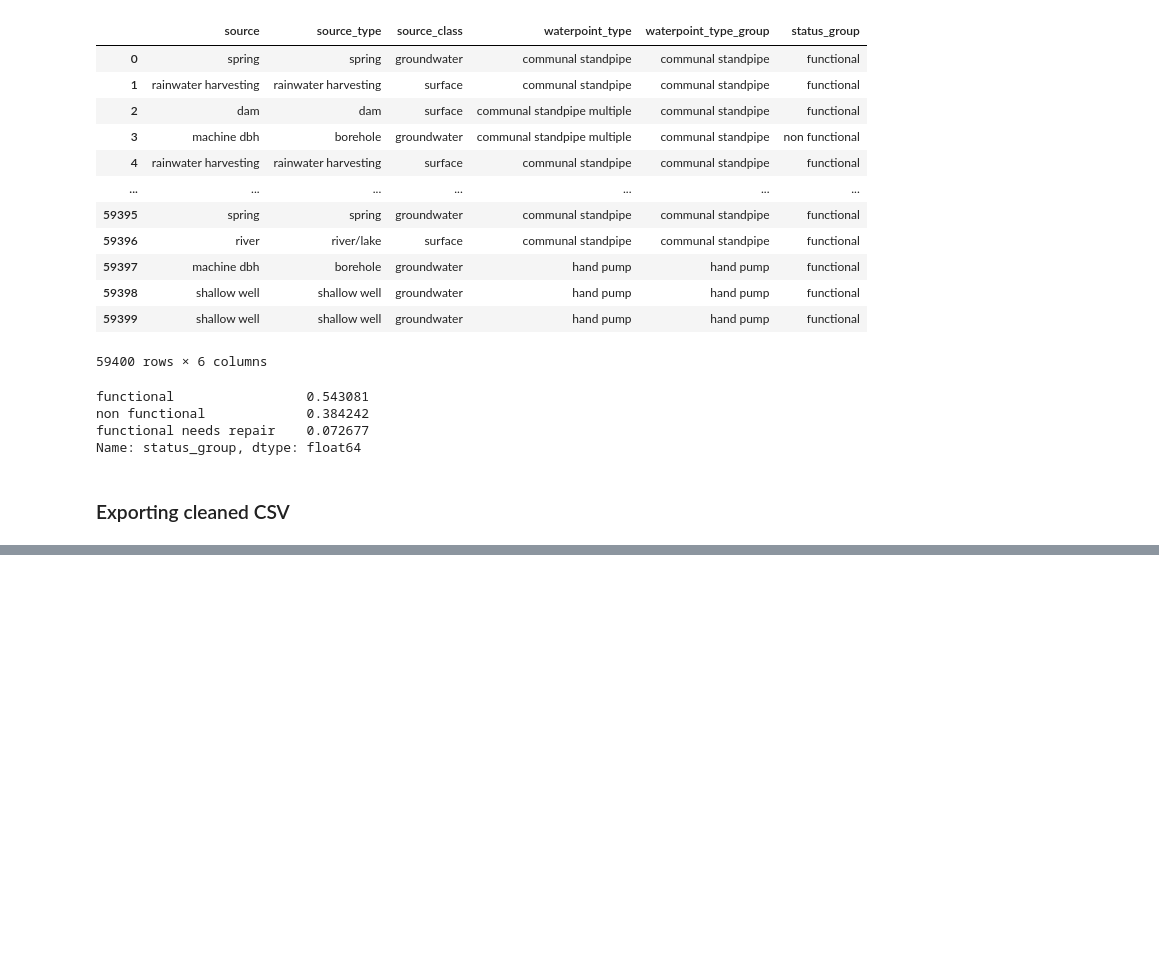
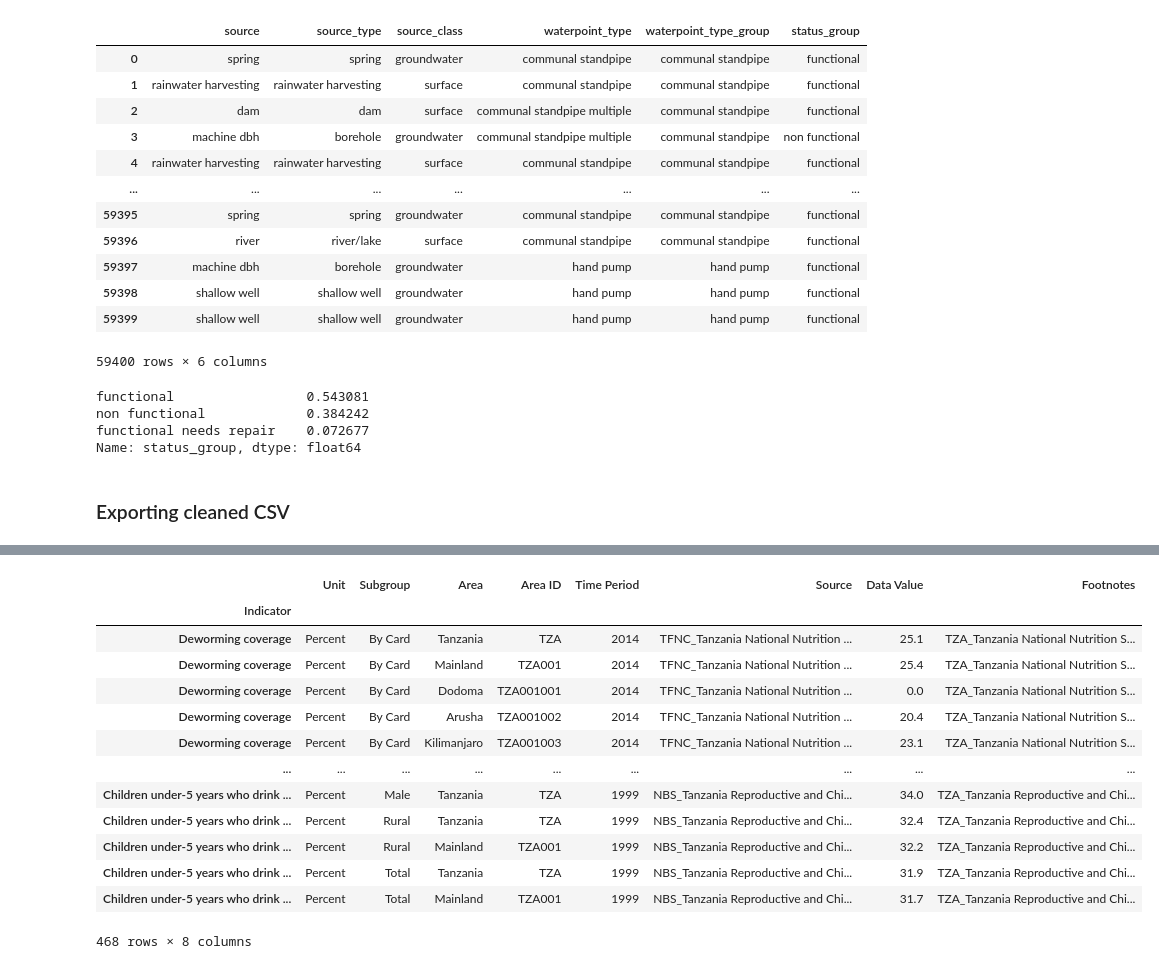
Before and after one commit to kalebts/Tanzania-Group-Project, a Jupyter notebook: Jackie.ipynb, the cells around one changed output, grey strips where cells are left out. Saved outputs shown, nothing was run; the diff lists cells and outputs as text; code cells hidden in the pictures; blank space fills up the shorter version.

```diff
--- a/Jackie.ipynb
+++ b/Jackie.ipynb
@@ -203,0 +536,20 @@ water_pump.to_csv('./data/water_pump_info_cleaned_jp.csv', index=False)
+# %%
+census_health_subarea = census_health.loc[:,['Deworming coverage', 'Children under-5 years with diarrhoea',
+                     'Children under-5 years who drink more fluids during diarrhoea']].T
+
+census_health_subarea
+# %% [output]
+|  | Unit | Subgroup | Area | Area ID | Time Period | Source | Data Value | Footnotes |
+| Indicator |  |  |  |  |  |  |  |  |
+| Deworming coverage | Percent | By Card | Tanzania | TZA | 2014 | TFNC_Tanzania National Nutrition ... | 25.1 | TZA_Tanzania National Nutrition S... |
+| Deworming coverage | Percent | By Card | Mainland | TZA001 | 2014 | TFNC_Tanzania National Nutrition ... | 25.4 | TZA_Tanzania National Nutrition S... |
+| Deworming coverage | Percent | By Card | Dodoma | TZA001001 | 2014 | TFNC_Tanzania National Nutrition ... | 0.0 | TZA_Tanzania National Nutrition S... |
+| Deworming coverage | Percent | By Card | Arusha | TZA001002 | 2014 | TFNC_Tanzania National Nutrition ... | 20.4 | TZA_Tanzania National Nutrition S... |
+| Deworming coverage | Percent | By Card | Kilimanjaro | TZA001003 | 2014 | TFNC_Tanzania National Nutrition ... | 23.1 | TZA_Tanzania National Nutrition S... |
+| ... | ... | ... | ... | ... | ... | ... | ... | ... |
+| Children under-5 years who drink ... | Percent | Male | Tanzania | TZA | 1999 | NBS_Tanzania Reproductive and Chi... | 34.0 | TZA_Tanzania Reproductive and Chi... |
+| Children under-5 years who drink ... | Percent | Rural | Tanzania | TZA | 1999 | NBS_Tanzania Reproductive and Chi... | 32.4 | TZA_Tanzania Reproductive and Chi... |
+| Children under-5 years who drink ... | Percent | Rural | Mainland | TZA001 | 1999 | NBS_Tanzania Reproductive and Chi... | 32.2 | TZA_Tanzania Reproductive and Chi... |
+| Children under-5 years who drink ... | Percent | Total | Tanzania | TZA | 1999 | NBS_Tanzania Reproductive and Chi... | 31.9 | TZA_Tanzania Reproductive and Chi... |
+| Children under-5 years who drink ... | Percent | Total | Mainland | TZA001 | 1999 | NBS_Tanzania Reproductive and Chi... | 31.7 | TZA_Tanzania Reproductive and Chi... |
+468 rows × 8 columns
```
Also changed, not shown: parts of 35 cells of this notebook, 1 other file.
